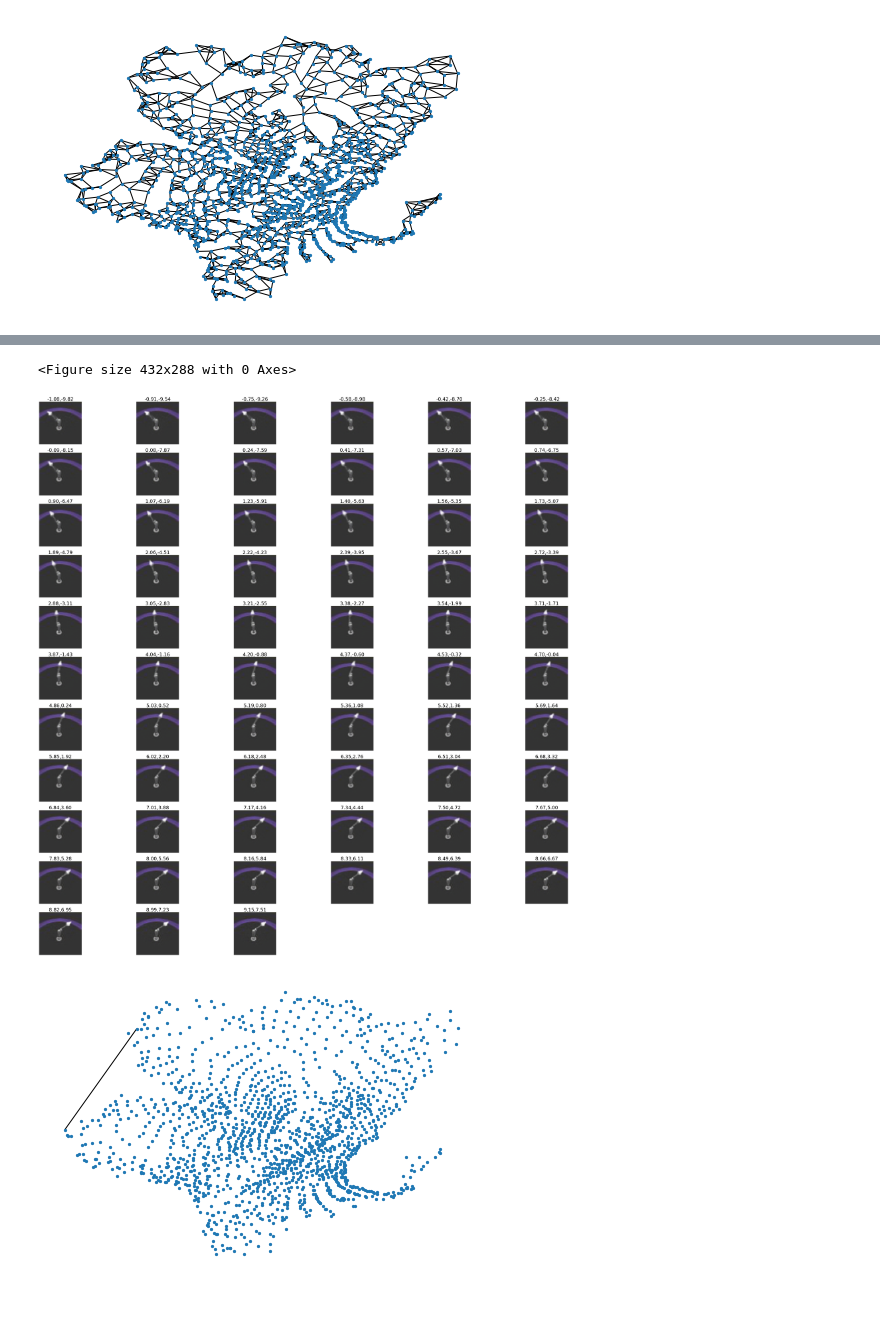
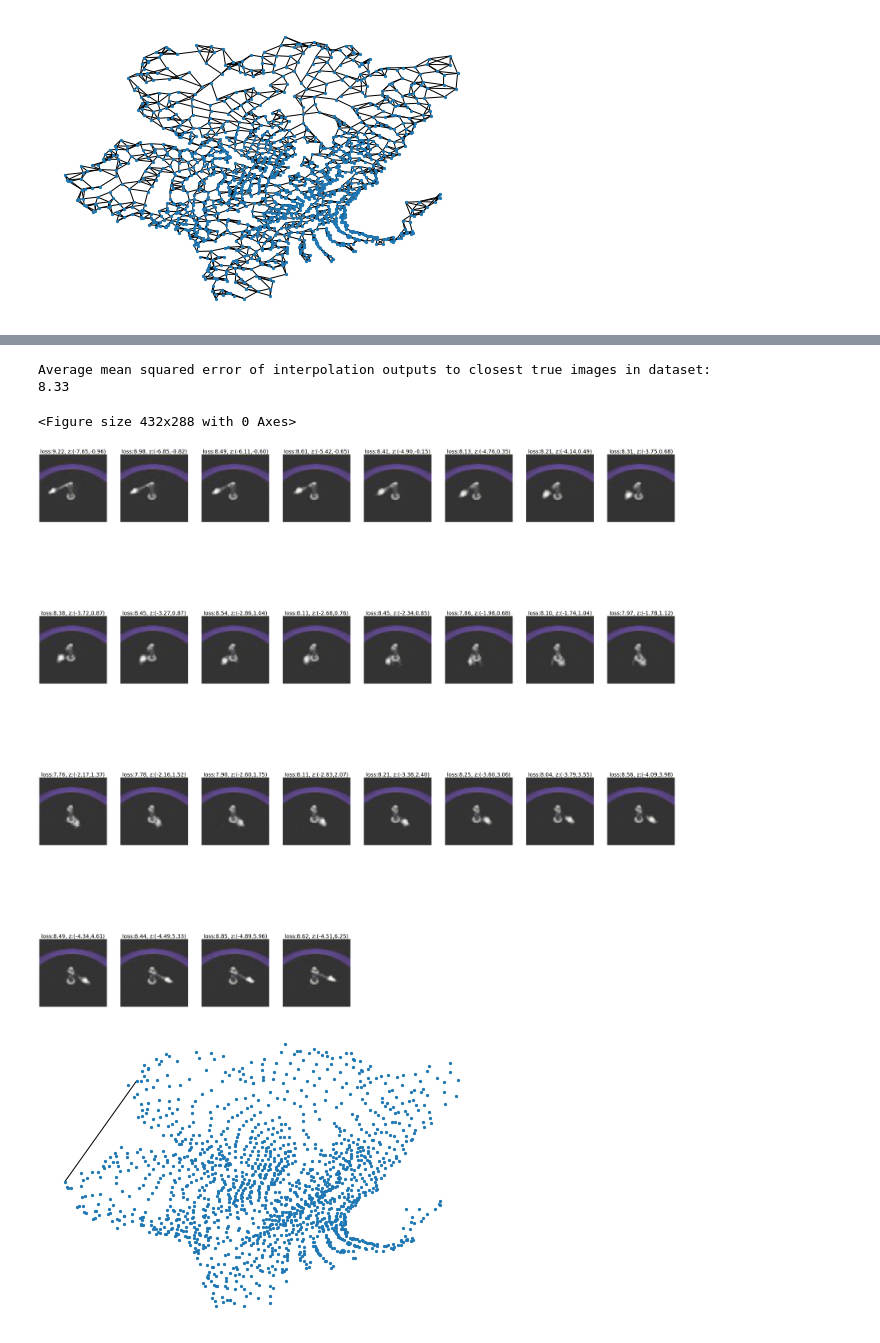
Before and after one commit to Iddoyadlin/DeepLearningCS3598, a Jupyter notebook: graph.ipynb, the cells around one changed output, grey strips where cells are left out. Cells and saved outputs as stored; diff of their text form; code cells hidden in the pictures; blank space fills up the shorter version.

```diff
--- a/graph.ipynb
+++ b/graph.ipynb
@@ -39,6 +39,8 @@ def load_encoding(base_path, encoding_path=None):
         encoding_path = Path(base_path) / Path('encoding.json')
     with encoding_path.open() as f:
         points_data = json.load(f)
+    for p in points_data:
+        p['img'] = np.asarray(Image.open(p['path']))
     return points_data
 # %%
 ###Model evaluation ###
@@ -156,7 +155,7 @@ def get_shortest_path_graph(G, source, destination):
     for i in range(len(path)-1):
         data = G.get_edge_data(path[i], path[i+1])
         G2.add_edge(path[i], path[i+1], weight=data['weight'])
-    return G2
+    return G2, path
 
 def display_path_graph(G, path):
     G2= nx.Graph()
@@ -256,10 +255,10 @@ def display_neighbors_for_latent_image(encoding, model, idx):
     ax2.imshow(Image.open(path))
     ax2.set_title('original')
 
-    for i,neighbors in enumerate(list(G.neighbors(idx))[:num_axes], start=3):
+    for i,neighbor in enumerate(list(G.neighbors(idx))[:num_axes], start=3):
         ax = fig.add_subplot(1,num_axes+2,i)
         ax.set_title('n'+ str(i-2))
-        img = latent_to_img(points[i], model)
+        img = latent_to_img(points[neighbor], model)
         ax.axis('off')
         ax.imshow(img)
     plt.show()
@@ -311,10 +392,7 @@ display_neighbors_for_latent_image(encoding,model, 0)
 # %%
 ## shortest_path for two most distant points ##
-source, dest = get_most_distant_points(points, dist_type='euclidean')
-
-
-print("most distant points are at indexes {}".format(I))
-
-G2 = get_shortest_path_graph(G, source, dest)
+source, dest = 801, 968#get_most_distant_points(points, dist_type='euclidean')
+print("most distant points are at indexes {}".format((source, dest)))
+G2, path = get_shortest_path_graph(G, source, dest)
 display_latent_space(G2, with_edges=True)
 # %% [output]
@@ -355,0 +401,7 @@ display_path_graph(G, sampled_path)
+# %%
+n_images=len(path)*2+1 #assuming number of images is k*len(path) + 1
+sampled_path = path
+num_images_between_points = n_images // len(sampled_path) - 1
+interpolation_path = surf(sampled_path, num_images_between_points)
+display_path_graph(G, sampled_path)
+print(len(sampled_path))
@@ -356,18 +411,27 @@ display_path_graph(G, sampled_path)
 # %%
 fig = plt.figure()
 
 fig=plt.figure(figsize=(64, 64))
-columns = 6
+columns = 8
 rows = np.ceil(len(interpolation_path)/columns)
+loss= 0.0
 for i in range(1, len(interpolation_path) +1):
-    img = latent_to_img(interpolation_path[i-1], model)
+    z=  interpolation_path[i-1]
+    img = (latent_to_img(z, model)*255).astype(np.uint8)
+    curr_loss=  interpolation_mse(encoding, img)
+    loss+= curr_loss
     ax = fig.add_subplot(rows, columns, i)
     ax.axis('off')
-    ax.set_title("{:.2f},{:.2f}".format(float(interpolation_path[i-1][0]), float(interpolation_path[i-1][1])), fontsize=30)
+    ax.set_title("loss:{:.2f}, z:({:.2f},{:.2f})".format(curr_loss, z[0], z[1]), fontsize=30)
     ax.imshow(img)
-plt.show()
+
+msg_fmt = "Average mean squared error of interpolation outputs to closest true images in dataset:\n{:.2f}"
+print(msg_fmt.format(loss/len(interpolation_path)))
+plt.show();
 # %% [output]
-<Figure size 432x288 with 0 Axes>
+Average mean squared error of interpolation outputs to closest true images in dataset:
+8.33
+<Figure size 432x288 with 0 Axes>
-[figure, old version]
+[figure, new version]
 # %%
 #demonstrating naive linear interpolation in latent space artifacts, with benchmarks/model2
```
Also changed, not shown: parts of 8 cells of this notebook.
